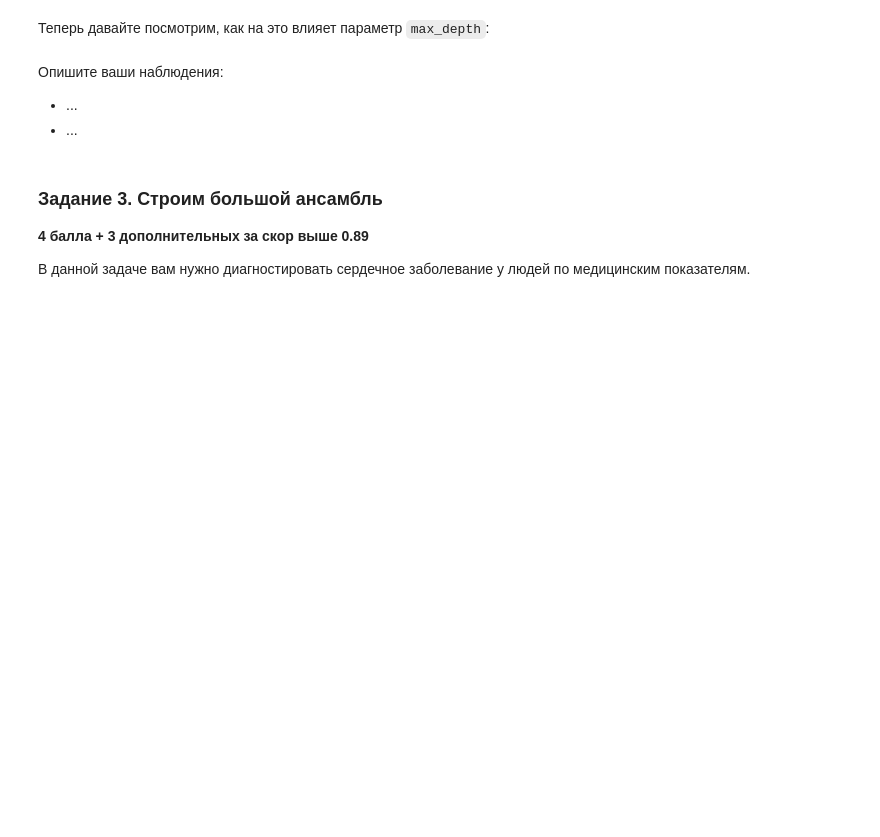
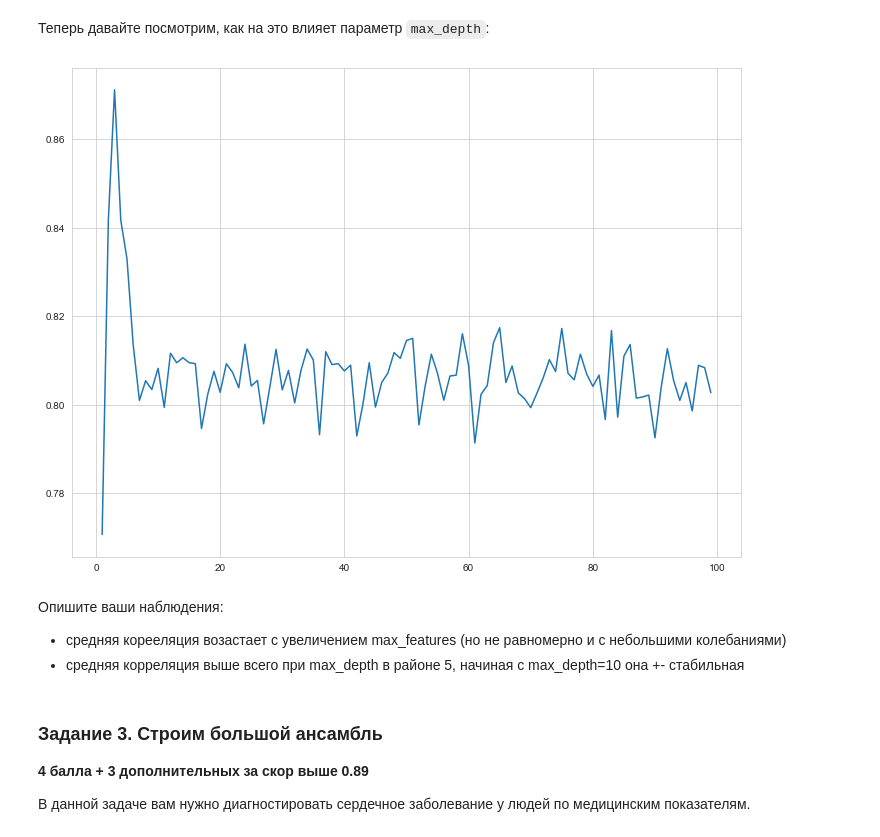
Before and after one commit to aberdichevskaya/ML_BI, a Jupyter notebook: hw5/code/Ensembles.ipynb, the cells around one changed output. Cells and saved outputs as stored; diff of their text form; code cells hidden in the pictures; blank space fills up the shorter version.

```diff
--- a/hw5/Ensembles.ipynb
+++ b/hw5/code/Ensembles.ipynb
@@ -313,8 +338,14 @@ X_train, X_test, y_train, y_test = train_test_split(X, y, random_state=42)
+# %%
+corrs_2_means = [statistics.mean(c) for c in corrs_2]
+plt.plot(range(1, 100), corrs_2_means)
+plt.show()
+# %% [output]
+[figure, added]
 # %% [markdown]
 Опишите ваши наблюдения:
 
-* ...
-* ...
+* средняя корееляция возастает с увеличением max_features (но не равномерно и с небольшими колебаниями)
+* средняя корреляция выше всего при max_depth в районе 5, начиная с max_depth=10 она +- стабильная
 # %% [markdown]
 ### Задание 3. Строим большой ансамбль
 
```
Also changed, not shown: parts of 51 cells of this notebook, 4 other files.
